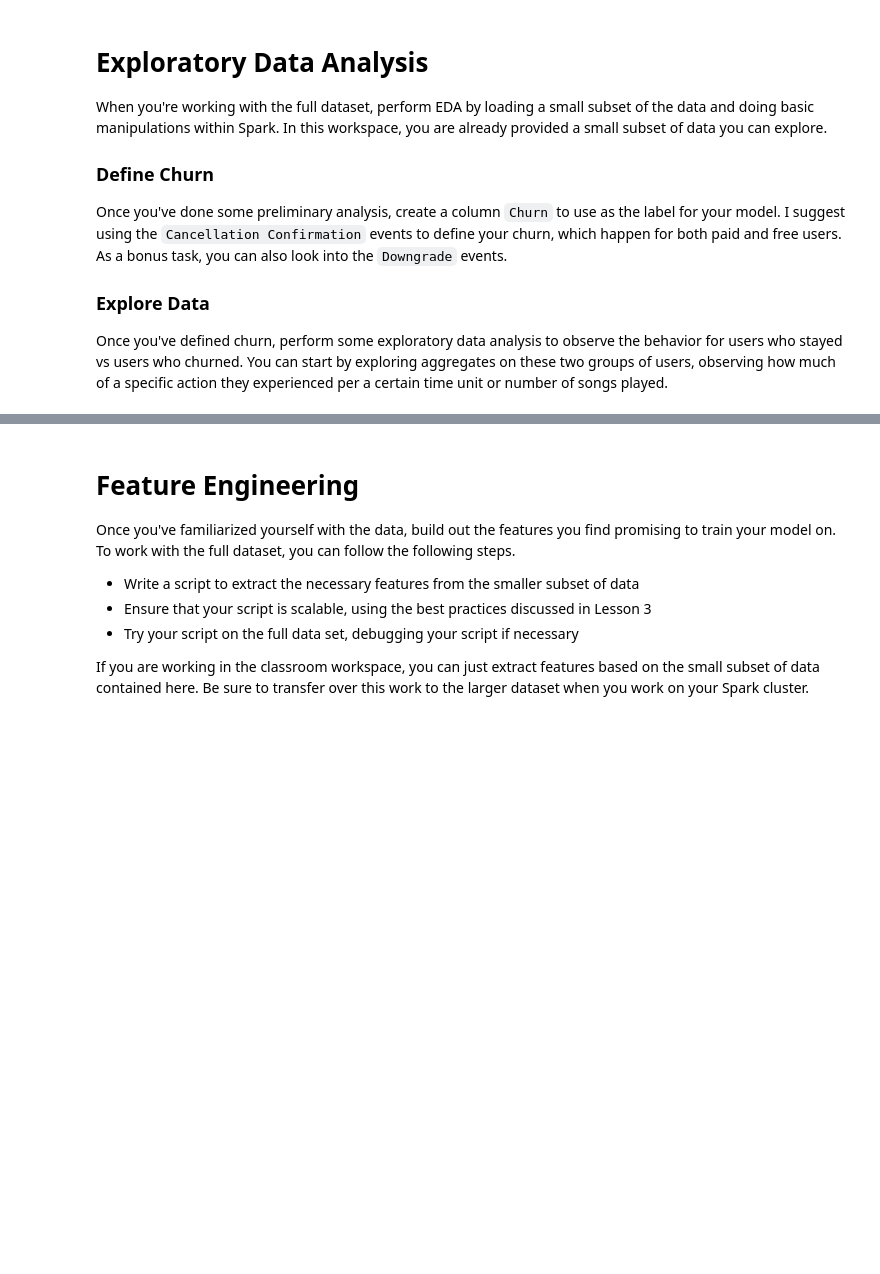
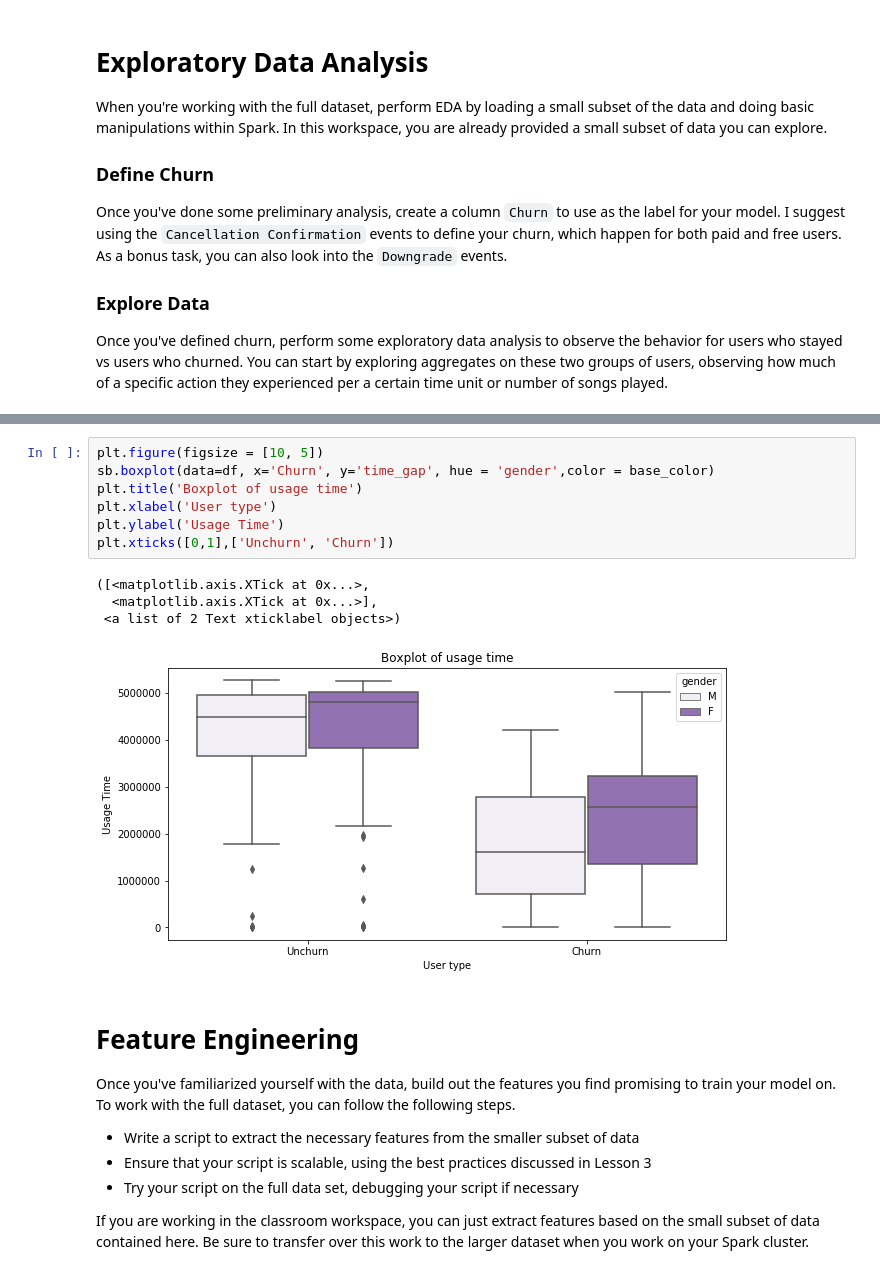
Before and after one commit to QianM2020/Sparkify-LogisticRegression-pyspark, a Jupyter notebook: Sparkify.ipynb, the cells around one changed output, grey strips where cells are left out. Cells and saved outputs as stored; diff of their text form; blank space fills up the shorter version.

```diff
--- a/Sparkify.ipynb
+++ b/Sparkify.ipynb
@@ -155,3 +207,15 @@ explore_data(df)
+# %%
+plt.figure(figsize = [10, 5])
+sb.boxplot(data=df, x='Churn', y='time_gap', hue = 'gender',color = base_color)
+plt.title('Boxplot of usage time')
+plt.xlabel('User type')
+plt.ylabel('Usage Time')
+plt.xticks([0,1],['Unchurn', 'Churn'])
+# %% [output]
+([<matplotlib.axis.XTick at 0x...>,
+  <matplotlib.axis.XTick at 0x...>],
+ <a list of 2 Text xticklabel objects>)
+[figure, added]
 # %% [markdown]
 # Feature Engineering
 Once you've familiarized yourself with the data, build out the features you find promising to train your model on. To work with the full dataset, you can follow the following steps.
```
Also changed, not shown: parts of 8 cells of this notebook, 5 other files.
